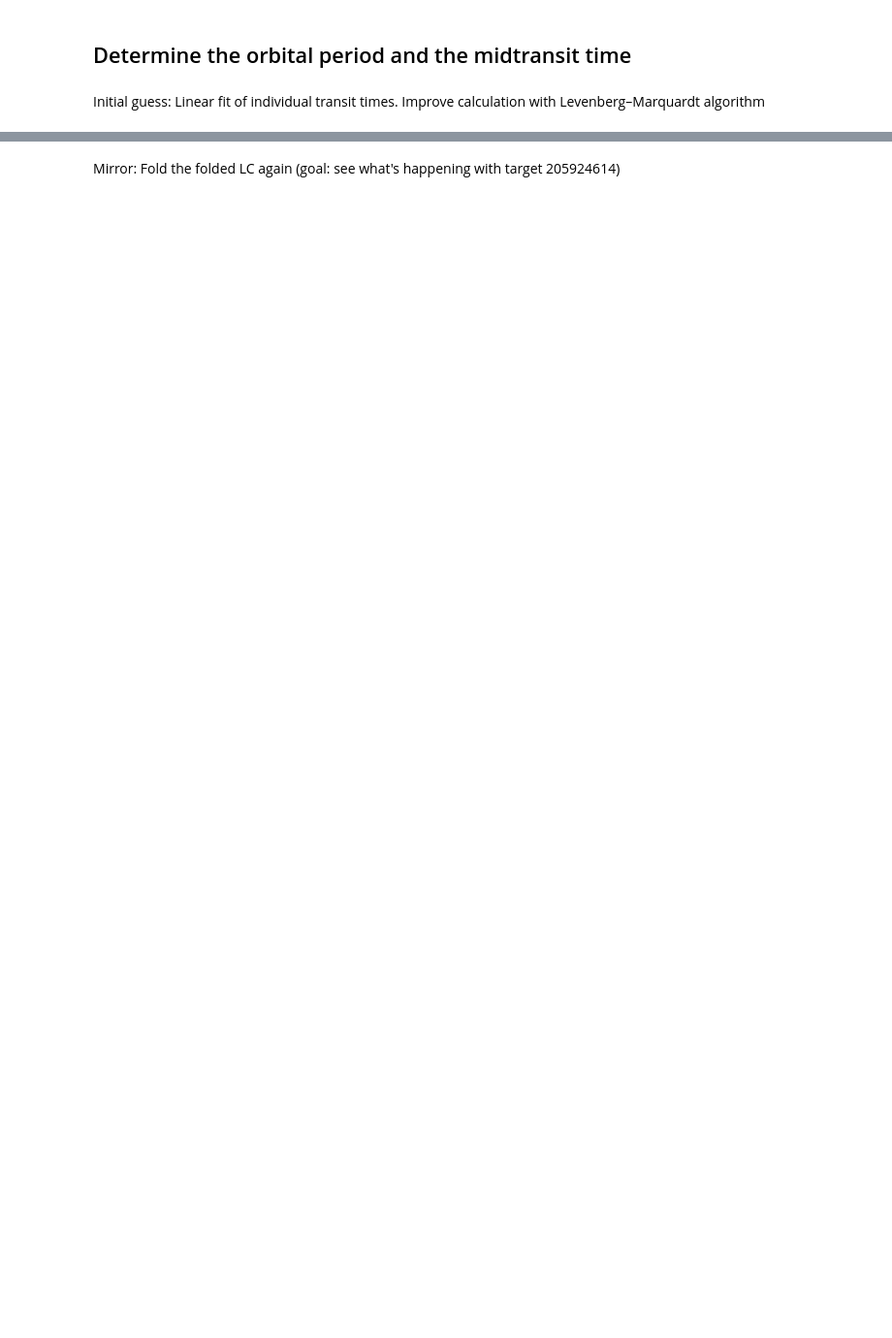
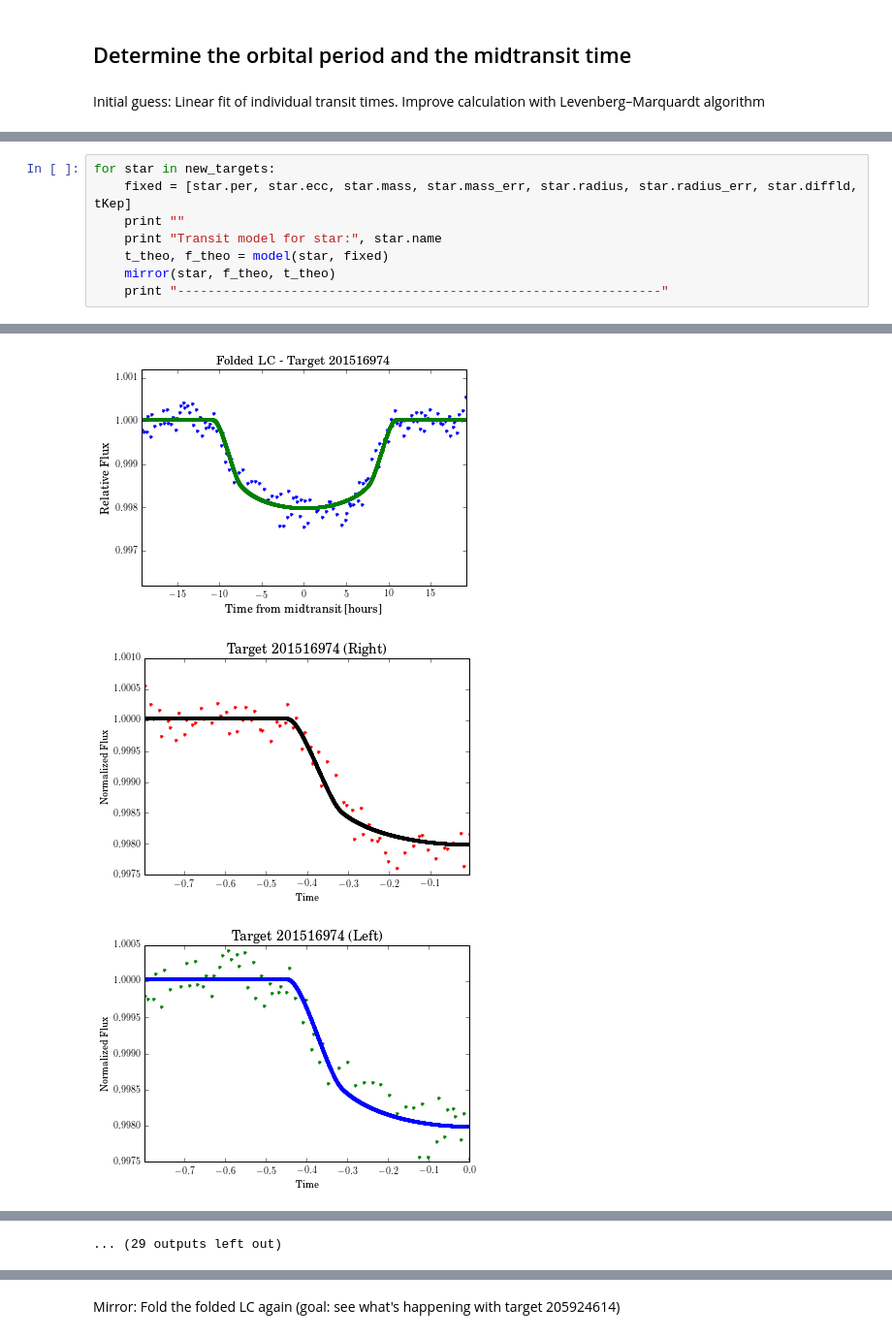
Before and after one commit to mbadenas/Thesis, a Jupyter notebook: Part 3.ipynb, the cells around one changed output, grey strips where cells are left out. Shown: that part at 97% size. Drawn from its saved outputs; the diff is of its cells as text; blank space fills up the shorter version.

```diff
--- a/Part 3.ipynb
+++ b/Part 3.ipynb
@@ -712,0 +830,9 @@ Length of 'upper' & 'lower' error 8 8
+# %%
+for star in new_targets:
+    fixed = [star.per, star.ecc, star.mass, star.mass_err, star.radius, star.radius_err, star.diffld, tKep]
+    print ""
+    print "Transit model for star:", star.name
+    t_theo, f_theo = model(star, fixed)
+    mirror(star, f_theo, t_theo)
+    print "----------------------------------------------------------------"
+# %% [output]
@@ -712,0 +841,3 @@ Length of 'upper' & 'lower' error 8 8
+[figure, added]
+[figure, added]
+[figure, added]
@@ -712,0 +864 @@ Length of 'upper' & 'lower' error 8 8
+... (29 outputs left out)
```
Also changed, not shown: parts of 15 cells of this notebook.
